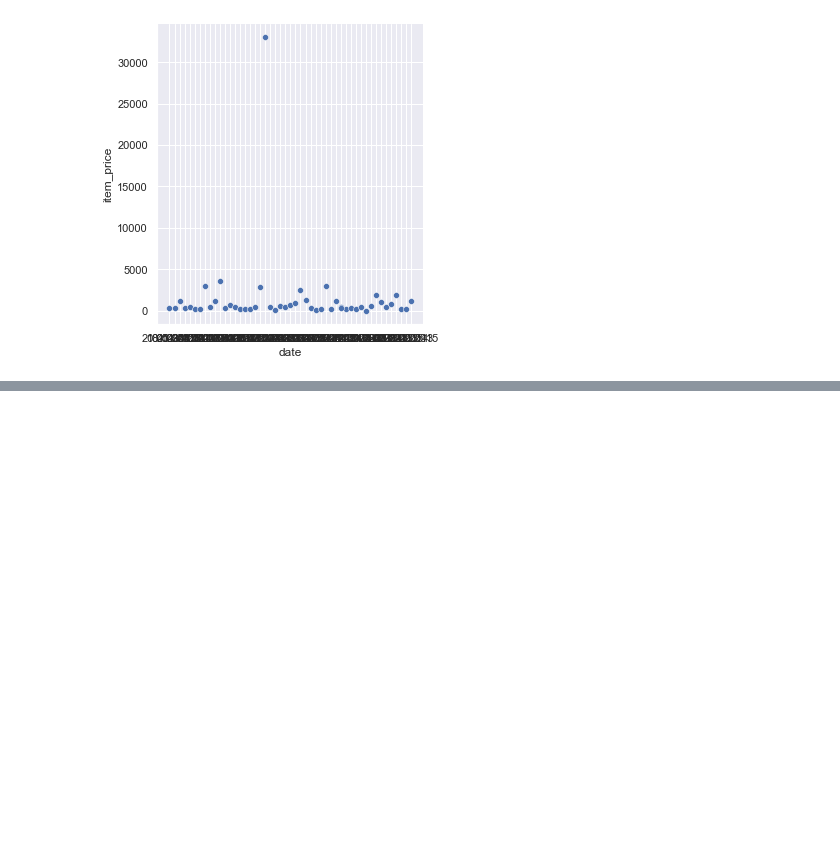
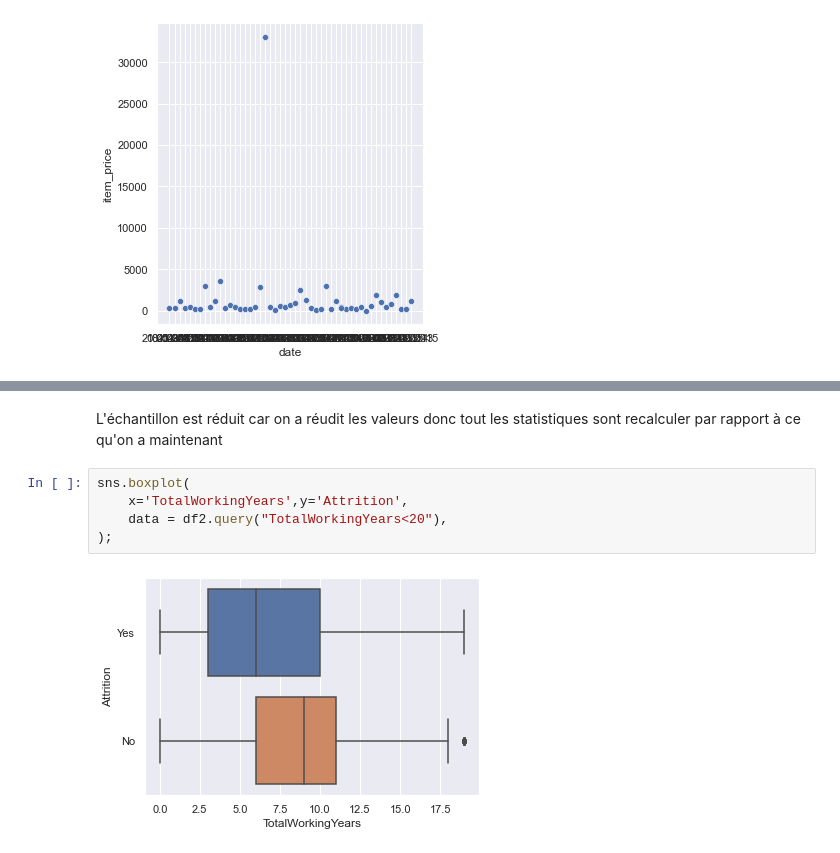
Before and after one commit to Leadersheepy/h3-hitema, a Jupyter notebook: DataVisualisationStatistiquesDescriptives.ipynb, the cells around one changed output, grey strips where cells are left out. Drawn from its saved outputs; the diff is of its cells as text; blank space fills up the shorter version.

```diff
--- a/DataVisualisationStatistiquesDescriptives.ipynb
+++ b/DataVisualisationStatistiquesDescriptives.ipynb
@@ -372,0 +354,9 @@ Name: Attrition, Length: 1470, dtype: int64
+# %% [markdown]
+L'échantillon est réduit car on a réudit les valeurs donc tout les statistiques sont recalculer par rapport à ce qu'on a maintenant
+# %%
+sns.boxplot(
+    x='TotalWorkingYears',y='Attrition',
+    data = df2.query("TotalWorkingYears<20"),
+);
+# %% [output]
+[figure, added]
```
Also changed, not shown: parts of 37 cells of this notebook, 5 other files.
